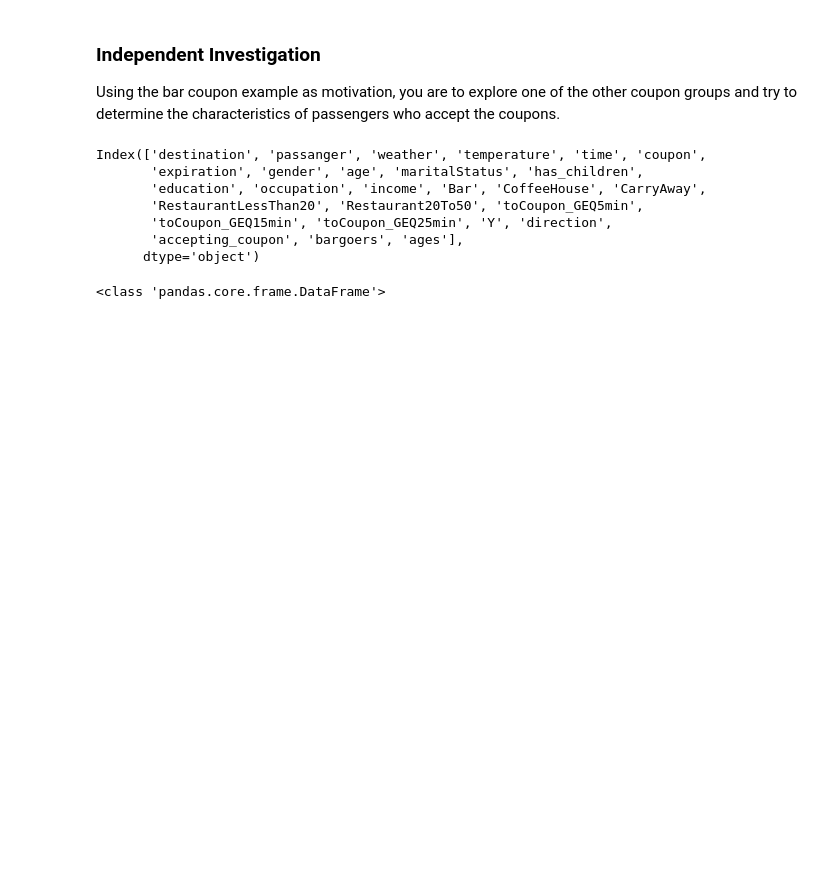
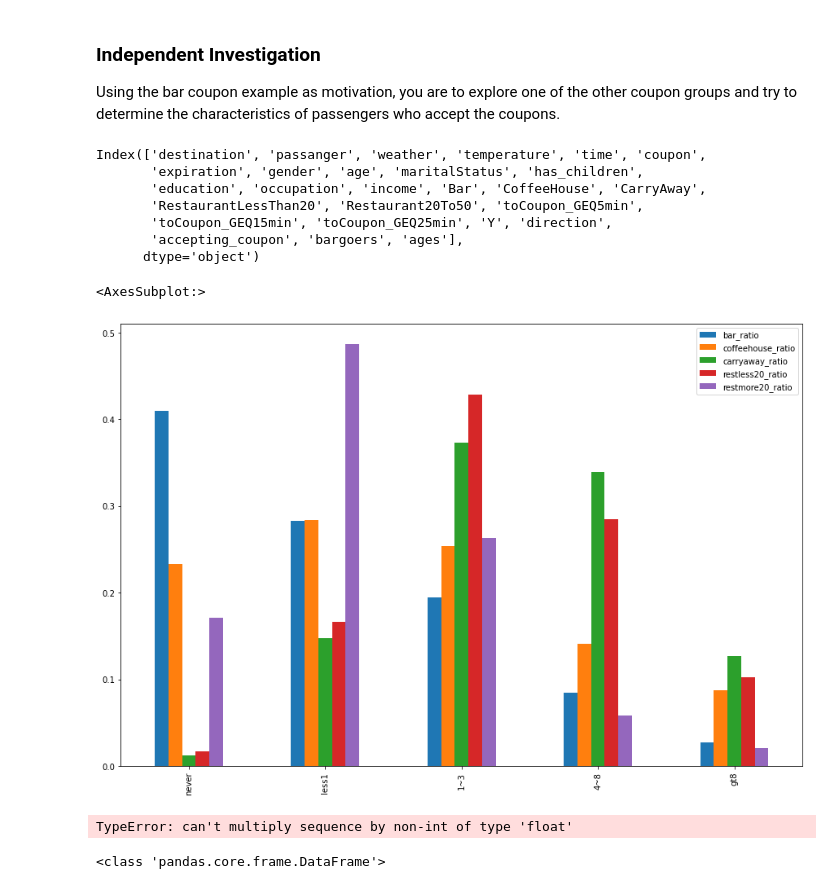
Before and after one commit to coachtech/BE_MLAI_LSTERN, a Jupyter notebook: Prompt_5_Leo_Stern.ipynb, the cells around one changed output. Saved outputs shown, nothing was run; the diff lists cells and outputs as text; code cells hidden in the pictures; blank space fills up the shorter version.

```diff
--- a/Prompt_5_Leo_Stern.ipynb
+++ b/Prompt_5_Leo_Stern.ipynb
@@ -637,6 +639,28 @@ Index(['destination', 'passanger', 'weather', 'temperature', 'time', 'coupon',
        'toCoupon_GEQ15min', 'toCoupon_GEQ25min', 'Y', 'direction',
        'accepting_coupon', 'bargoers', 'ages'],
       dtype='object')
+# %%
+frequency = data[[ 'Bar', 'CoffeeHouse', 'CarryAway', 'RestaurantLessThan20', 'Restaurant20To50' ]]
+frequency_values = frequency.apply(pd.Series.value_counts)
+frequency_values
+# frequency_values['Bar'][0] / frequency_values['Bar'].sum()
+frequency_order = ['never','less1', '1~3', '4~8', 'gt8']
+frequency_values['bar_ratio'] = frequency_values['Bar'] / frequency_values['Bar'].sum()
+frequency_values['coffeehouse_ratio'] = frequency_values['CoffeeHouse'] / frequency_values['CoffeeHouse'].sum()
+frequency_values['carryaway_ratio'] = frequency_values['CarryAway'] / frequency_values['CarryAway'].sum()
+frequency_values['restless20_ratio'] = frequency_values['RestaurantLessThan20'] / frequency_values['RestaurantLessThan20'].sum()
+frequency_values['restmore20_ratio'] = frequency_values['Restaurant20To50'] / frequency_values['Restaurant20To50'].sum()
+frequency_values
+frequency_values_ratios = frequency_values[['bar_ratio', 'coffeehouse_ratio', 'carryaway_ratio','restless20_ratio', 'restmore20_ratio']]
+frequency_values_ratios.loc[frequency_order].plot(kind = 'bar', figsize = (15, 10))
+# %% [output]
+<AxesSubplot:>
+[figure, added]
+# %%
+frequency_order = ['never','less1', '1~3', '4~8', 'gt8']
+frequency_values.loc[frequency_order].plot(kind = 'bar', figsize = (15,10), )
+# %% [output]
+TypeError: can't multiply sequence by non-int of type 'float'
 # %%
 coupon_income_education = data.value_counts(subset = ['accepting_coupon', 'income', 'education'])
 #print(type(coupon_income_education))
```
Also changed, not shown: parts of 3 cells of this notebook.
